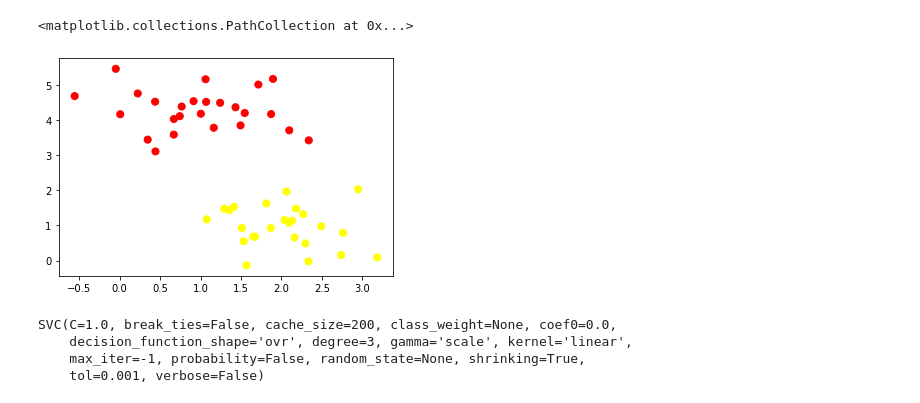
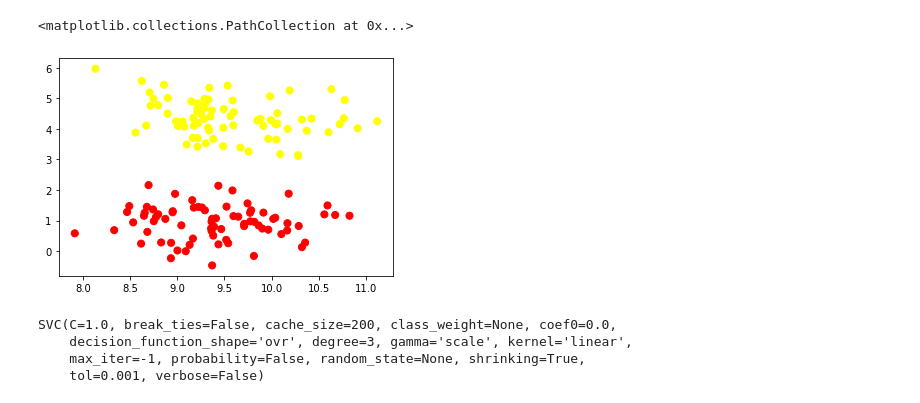
Before and after one commit to Tanzeel550/Complete-References, a Jupyter notebook: ML - SVM (Support Vector Machines).ipynb, the cells around one changed output. Drawn from its saved outputs; the diff is of its cells as text; code cells hidden in the pictures.

```diff
--- a/ML - SVM (Support Vector Machines).ipynb
+++ b/ML - SVM (Support Vector Machines).ipynb
@@ -36,16 +36,18 @@ So as it is 2-d space so by just using a straight line, we can easily separate t
 
 If data is linearly arranged, then we can separate it by using a straight line, but for non-linear data, we cannot draw a single straight line. Consider the below image:
 <img src="Images/svm4.png">
+# %%
+# creating our data
+from sklearn.datasets.samples_generator import make_blobs
+x, y = make_blobs(n_samples=150, centers=2,random_state=4, cluster_std=0.60)
+
+plt.scatter(x[:, 0], x[:, 1], c=y, s=50, cmap='autumn')
+# %% [output]
+<matplotlib.collections.PathCollection at 0x...>
+[figure, added]
 # %%
 from sklearn.model_selection import train_test_split
 x_train, x_test, y_train, y_test = train_test_split(x, y, test_size=0.33, random_state=42)
-# %%
-from sklearn.datasets.samples_generator import make_blobs
-x, y = make_blobs(n_samples=50, centers=2,random_state=0, cluster_std=0.60)
-plt.scatter(x[:, 0], x[:, 1], c=y, s=50, cmap='autumn')
-# %% [output]
-<matplotlib.collections.PathCollection at 0x...>
-[figure, removed]
 # %%
 from sklearn.svm import SVC
 # %%
```
Also changed, not shown: parts of 21 cells of this notebook.
